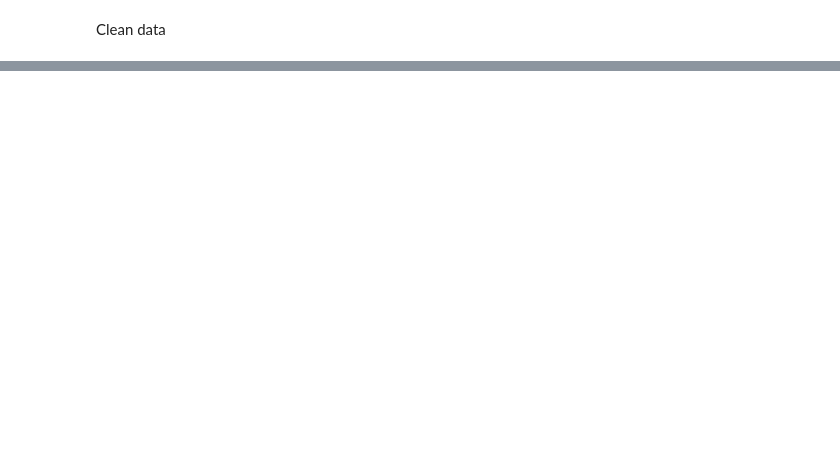
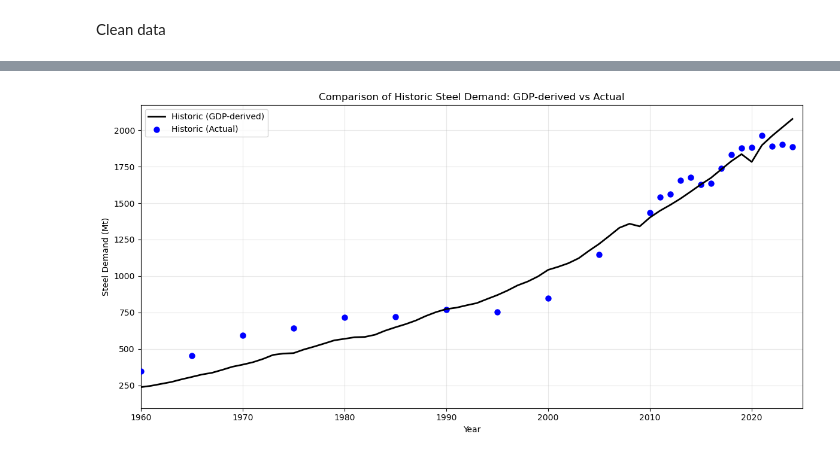
Before and after one commit to idaviktoria/master, a Jupyter notebook: electrolysers/raw_processing/steel_gdp_regression.ipynb, the cells around one changed output, grey strips where cells are left out. Cells and saved outputs as stored; diff of their text form; code cells hidden in the pictures; blank space fills up the shorter version.

```diff
--- a/electrolysers/raw_processing/steel_gdp_regression.ipynb
+++ b/electrolysers/raw_processing/steel_gdp_regression.ipynb
@@ -199,9 +181,9 @@ plt.show()
 # %%
-# Log transform data to check correlation of growth rates from 1995 to 2024
+# Focus on the period from 1995 to 2024 for correlation analysis
 steel_historic_1995 = steel_historic[steel_historic["Year"] >= 1995].copy()
 
 # Remove Nan values before log transformation
-steel_historic_1995 = steel_historic_1995.dropna(subset=['Steel', 'gdp'])
+steel_historic_1995 = steel_historic_1995.dropna(subset=['Steel'])
 
 # method 1: Calculate log-differences (log growth rates) for steel and GDP
 steel_historic_1995['steel_log_growth'] = np.log(steel_historic_1995['Steel']).diff()
@@ -235,8 +217,8 @@ for i in range(len(steel_historic_1995)):
     print(f"Drop {year}: r = {r_loo:.4f}")
 
 # Average GDP and steel production over time
-avg_gdp = steel_historic_1995["gdp"].mean() * 1e6 # Convert from billion USD to USD
-avg_steel = steel_historic_1995["Steel"].mean() * 1e6 # Convert from Mt to tons
+avg_gdp = steel_historic_1995["gdp"].mean()
+avg_steel = steel_historic_1995["Steel"].mean()
 
 # Find the constant average GDP per ton of steel produced
 constant_avg = avg_gdp / avg_steel
@@ -413,0 +370,17 @@ plt.show()
+# %%
+# Plot steel from steel_from_historic and steel from steel_historic
+fig, ax = plt.subplots(figsize=(12, 6))
+ax.plot(steel_from_historic.index, steel_from_historic['Steel'],
+        color='black', linewidth=2, label='Historic (GDP-derived)', zorder=5)
+ax.scatter(steel_historic["Year"], steel_historic["Steel"],
+        color='blue', linewidth=1.5, label='Historic (Actual)', zorder=4)
+ax.set_xlabel('Year')
+ax.set_ylabel('Steel Demand (Mt)')
+ax.set_title('Comparison of Historic Steel Demand: GDP-derived vs Actual')
+ax.legend()
+ax.grid(True, alpha=0.3)
+ax.set_xlim(1960, 2025)
+plt.tight_layout()
+plt.show()
+# %% [output]
+[figure, added]
```
Also changed, not shown: parts of 28 cells of this notebook, 7 other files.
